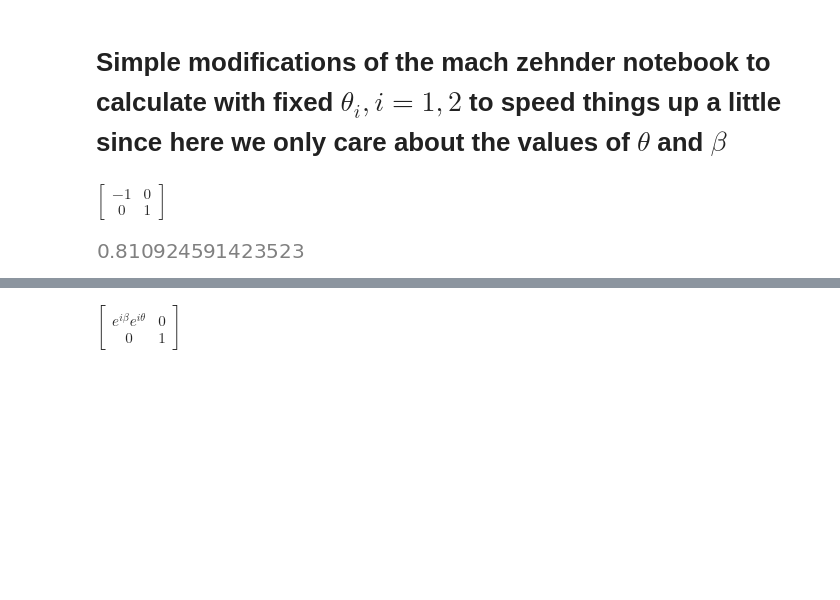
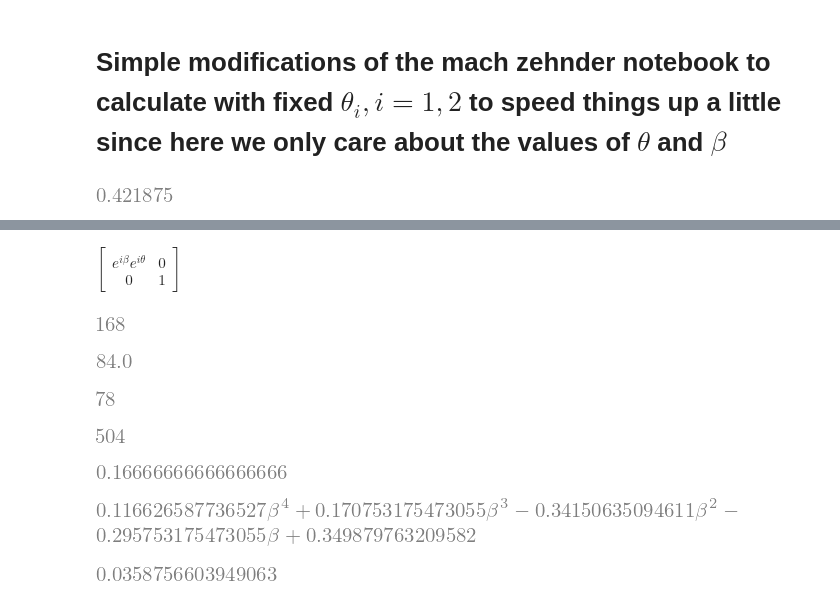
Before and after one commit to gsuarezr/Single-Photon-Mach-Zehnder-, a Jupyter notebook: Wheeler's gedanken arbitrary N.ipynb, the cells around one changed output, grey strips where cells are left out. Saved outputs shown, nothing was run; the diff lists cells and outputs as text; code cells hidden in the pictures; blank space fills up the shorter version.

```diff
--- a/Wheeler's gedanken arbitrary N.ipynb
+++ b/Wheeler's gedanken arbitrary N.ipynb
@@ -14,25 +14,39 @@ jones0= Matrix([1,0])
 # %%
 theta=Symbol('theta',real=True)
 beta=Symbol('beta',real=True)
-def N_mach(N):
-    t=np.pi/(2)
-    lista=Matrix([[cos(t/N),I*sin(t/N)],[I*sin(t/N),cos(t/N)]])
+def N_mach(N,k):
+    if k==1:
+        lista=list()
+        K=symarray('theta', N+1,real=True)
+        for i in range(1,N+1):
+            l=i
+            BS=Matrix([[cos(K[i]),I*sin(K[i])],[I*sin(K[i]),cos(K[i])]])
+            lista.append(BS)
+    else:
+        t=np.pi/(2)
+        lista=Matrix([[cos(t/N),I*sin(t/N)],[I*sin(t/N),cos(t/N)]])
     return lista
 
-
-def N_mach_zehnder(N):
-    K=N_mach(N)
+def N_mach_zehnder(N,k):
+    K=N_mach(N,k)
     jones1= Matrix([0,1])
     jones0= Matrix([1,0])
-    M1=Matrix([[-1,0],[0,1]])
-    A=Matrix([[ beta*exp(I*theta),0],[0,1]])
-    r=jones1
-    r=K*((M1*A*K)**(N-1))*r
+    M1=Matrix([[1,0],[0,1]])
+    A=Matrix([[ 1,0],[0,beta*exp(I*theta)]])
+    r=jones0
+    if k==1:
+        for i in range(0,N):
+            if i==N-1:
+                r=simplify(K[i]*r)
+            else:
+                r=simplify(M1*A*K[i]*r)
+    else:
+        r=K*(M1*A*K)**(N-1)*r
     return r
 
 
-def N_Interferomemer(N):
-    r=N_mach_zehnder(N)
+def N_Interferomemer(N,k):
+    r=N_mach_zehnder(N,k)
     p1=jones0.T*r
     p1=p1[0]*conjugate(p1[0])
     p1=re(p1)
@@ -42,18 +56,12 @@ def N_Interferomemer(N):
     pabs=1-p1-p2
     K=symarray('theta', N+1,real=True)
     return pabs,p1,p2,K
-# %%
-M1=Matrix([[0,I],[1,0]])
-M2=Matrix([[0,1],[I,0]])
-M1*M2
-# %% [output]
-$\displaystyle \left[\begin{matrix}-1 & 0\\0 & 1\end{matrix}\right]$
 # %%
-pabs,pd1,pd2,K=N_Interferomemer(5)
+pabs,pd1,pd2,K=N_Interferomemer(3,2)
 # %%
-pd2.subs(beta,0.5).subs(theta,0)
+pd1.subs(beta,0)
 # %% [output]
-[figure, old version]
+[figure, new version]
 # %%
 def con_barra(plot):
     plot2 = plot
@@ -103,3 +111,19 @@ M2=Matrix([[0,1],[exp(I*theta),0]])
 M1*M2
 # %% [output]
 $\displaystyle \left[\begin{matrix}e^{i \beta} e^{i \theta} & 0\\0 & 1\end{matrix}\right]$
+# %%
+12*14
+# %% [output]
+[figure, added]
+# %%
+168/2
+# %% [output]
+[figure, added]
+# %%
+6*13
+# %% [output]
+[figure, added]
+# %%
+6*84
+# %% [output]
+[figure, added]
@@ -105,0 +134,4 @@ $\displaystyle \left[\begin{matrix}e^{i \beta} e^{i \theta} & 0\\0 & 1\end{matri
+# %%
+a+b+c
+# %% [output]
+[figure, added]
@@ -105,0 +140,8 @@ $\displaystyle \left[\begin{matrix}e^{i \beta} e^{i \theta} & 0\\0 & 1\end{matri
+# %%
+pd1.subs({theta:0,K[1]:pi/4,K[2]:pi/12,K[3]:pi/6}).evalf()
+# %% [output]
+[figure, added]
+# %%
+pd2.subs({beta:0.1,theta:0,K[1]:pi/4,K[2]:pi/6,K[3]:pi/12}).evalf()
+# %% [output]
+[figure, added]
```
Also changed, not shown: parts of 14 cells of this notebook, 2 other files.
